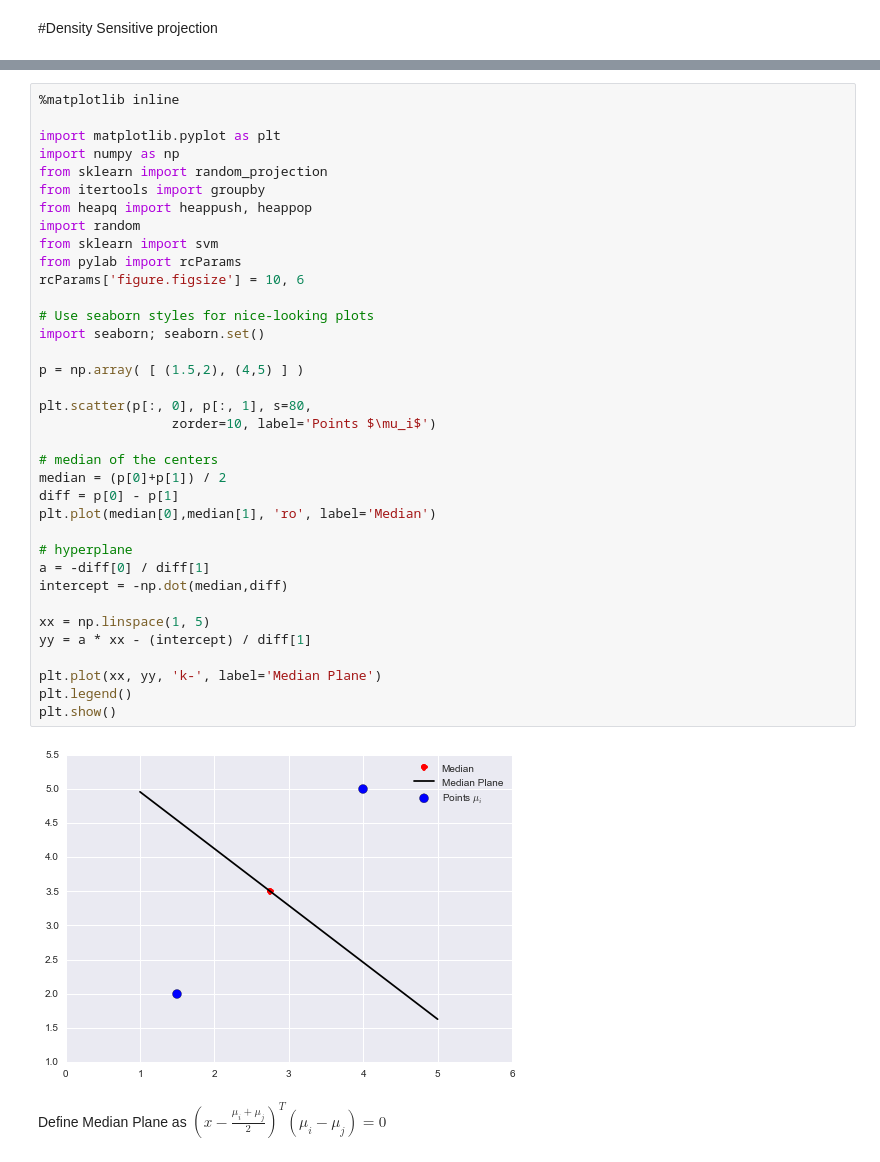
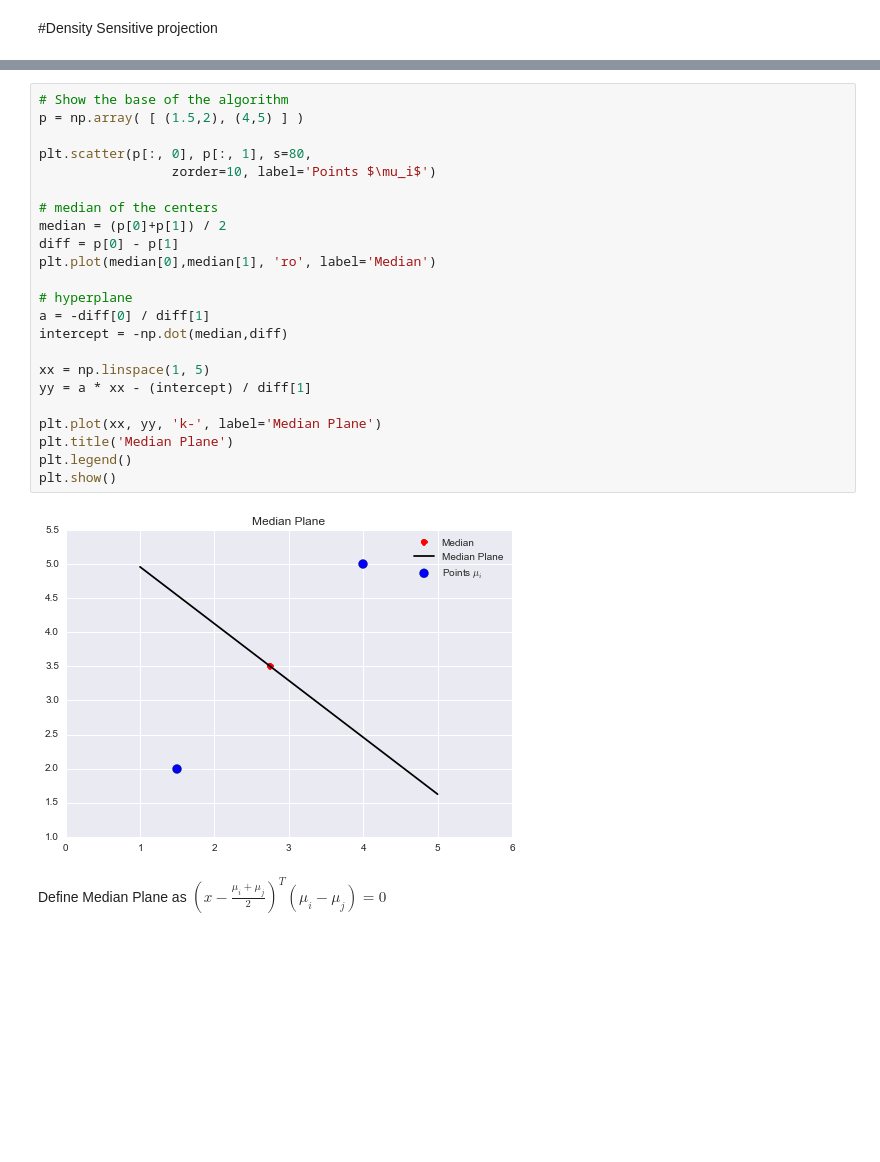
Before and after one commit to jkirsch/hashbucketscreening, a Jupyter notebook: docs/Density Sensitive Projection.ipynb, the cells around one changed output, grey strips where cells are left out. Saved outputs shown, nothing was run; the diff lists cells and outputs as text; blank space fills up the shorter version.

```diff
--- a/docs/Density Sensitive Projection.ipynb
+++ b/docs/Density Sensitive Projection.ipynb
@@ -3,40 +53,27 @@
 # %%
-%matplotlib inline
-
-import matplotlib.pyplot as plt
-import numpy as np
-from sklearn import random_projection
-from itertools import groupby
-from heapq import heappush, heappop
-import random
-from sklearn import svm
-from pylab import rcParams
-rcParams['figure.figsize'] = 10, 6
-
-# Use seaborn styles for nice-looking plots
-import seaborn; seaborn.set()
-
+# Show the base of the algorithm
 p = np.array( [ (1.5,2), (4,5) ] )
 
 plt.scatter(p[:, 0], p[:, 1], s=80,
                  zorder=10, label='Points $\mu_i$')
 
 # median of the centers
 median = (p[0]+p[1]) / 2
 diff = p[0] - p[1]
 plt.plot(median[0],median[1], 'ro', label='Median')
 
 # hyperplane
 a = -diff[0] / diff[1]
 intercept = -np.dot(median,diff)
 
 xx = np.linspace(1, 5)
 yy = a * xx - (intercept) / diff[1]
 
 plt.plot(xx, yy, 'k-', label='Median Plane')
+plt.title('Median Plane')
 plt.legend()
 plt.show()
 # %% [output]
-[figure, old version]
+[figure, new version]
 # %% [markdown]
 Define Median Plane as $(x - \frac{\mu_i+\mu_j}{2})^T (\mu_i - \mu_j) = 0$
```
Also changed, not shown: parts of 8 cells of this notebook.
